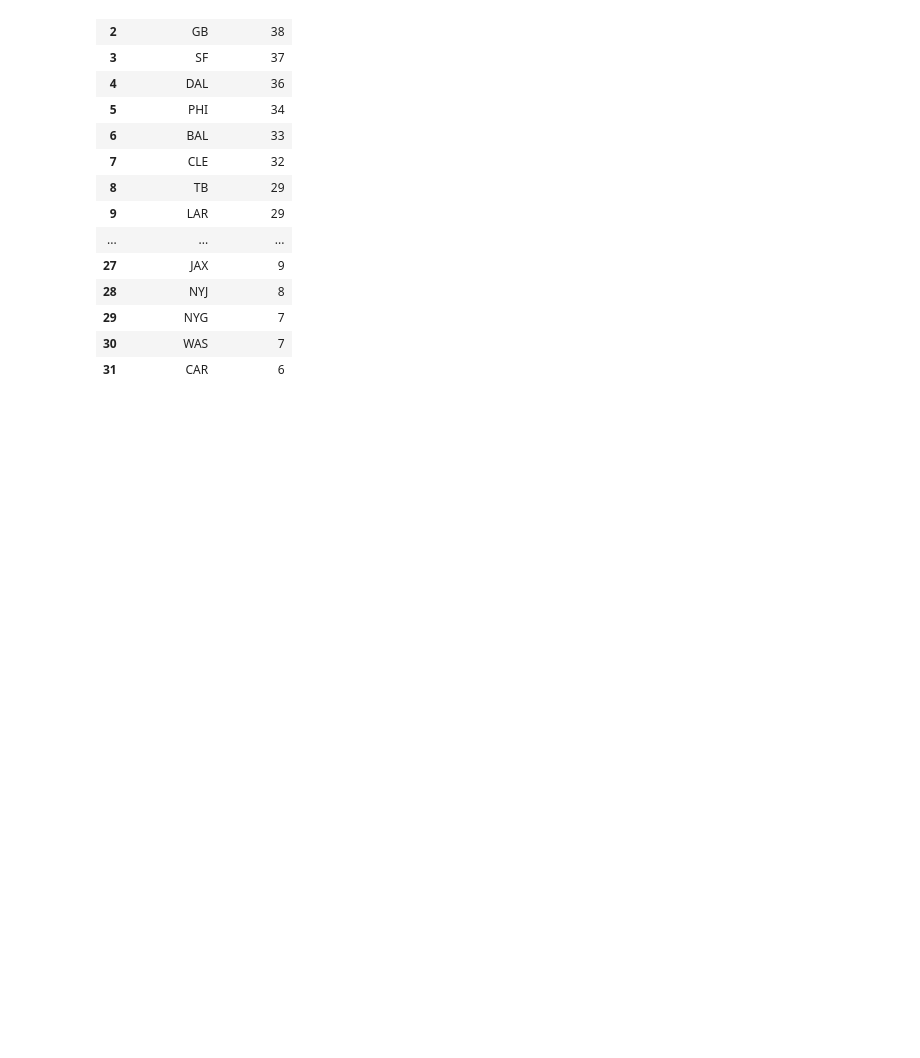
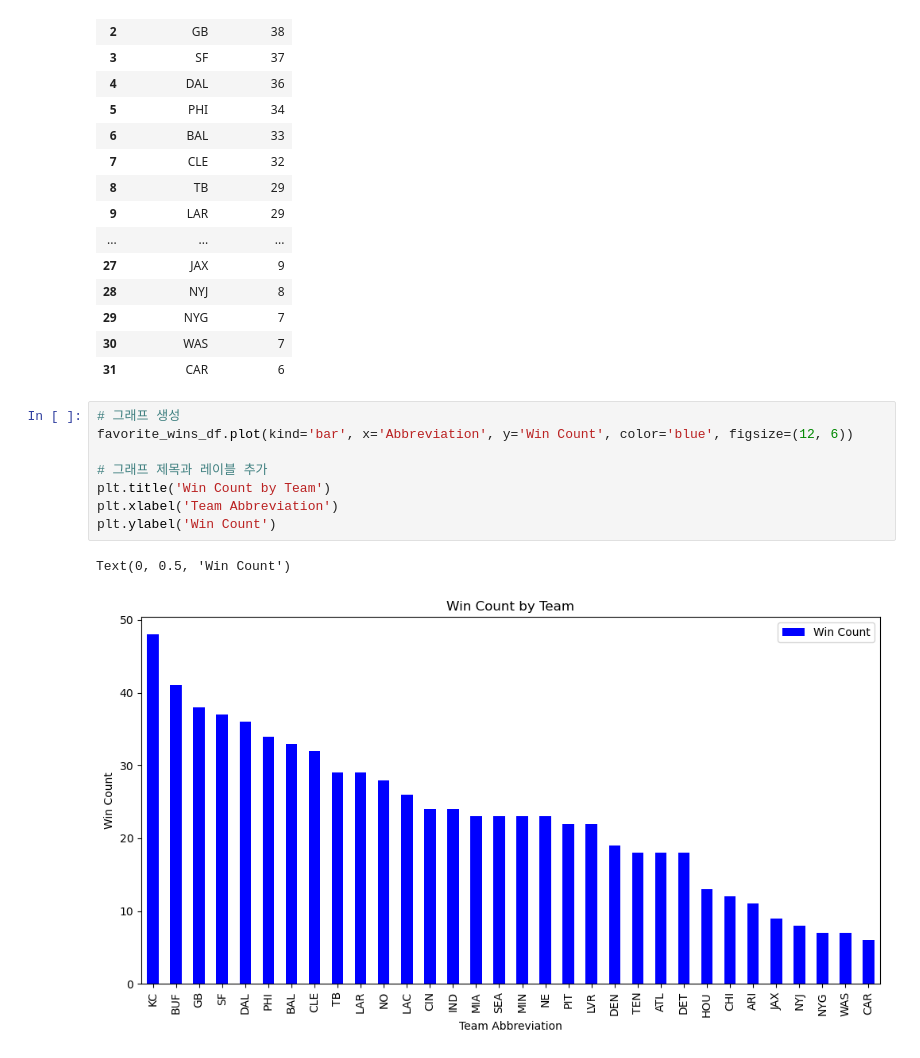
Before and after one commit to tarsian/Group_1-Project_1, a Jupyter notebook: NFL Betting/NFL_betting(Kwangho).ipynb, the cells around one changed output. Saved outputs shown, nothing was run; the diff lists cells and outputs as text; blank space fills up the shorter version.

```diff
--- a/NFL Betting/NFL_betting(Kwangho).ipynb
+++ b/NFL Betting/NFL_betting(Kwangho).ipynb
@@ -98,3 +115,14 @@ favorite_wins_df
 | 29 | NYG | 7 |
 | 30 | WAS | 7 |
 | 31 | CAR | 6 |
+# %%
+# 그래프 생성
+favorite_wins_df.plot(kind='bar', x='Abbreviation', y='Win Count', color='blue', figsize=(12, 6))
+
+# 그래프 제목과 레이블 추가
+plt.title('Win Count by Team')
+plt.xlabel('Team Abbreviation')
+plt.ylabel('Win Count')
+# %% [output]
+Text(0, 0.5, 'Win Count')
+[figure, added]
```
Also changed, not shown: parts of 15 cells of this notebook.
